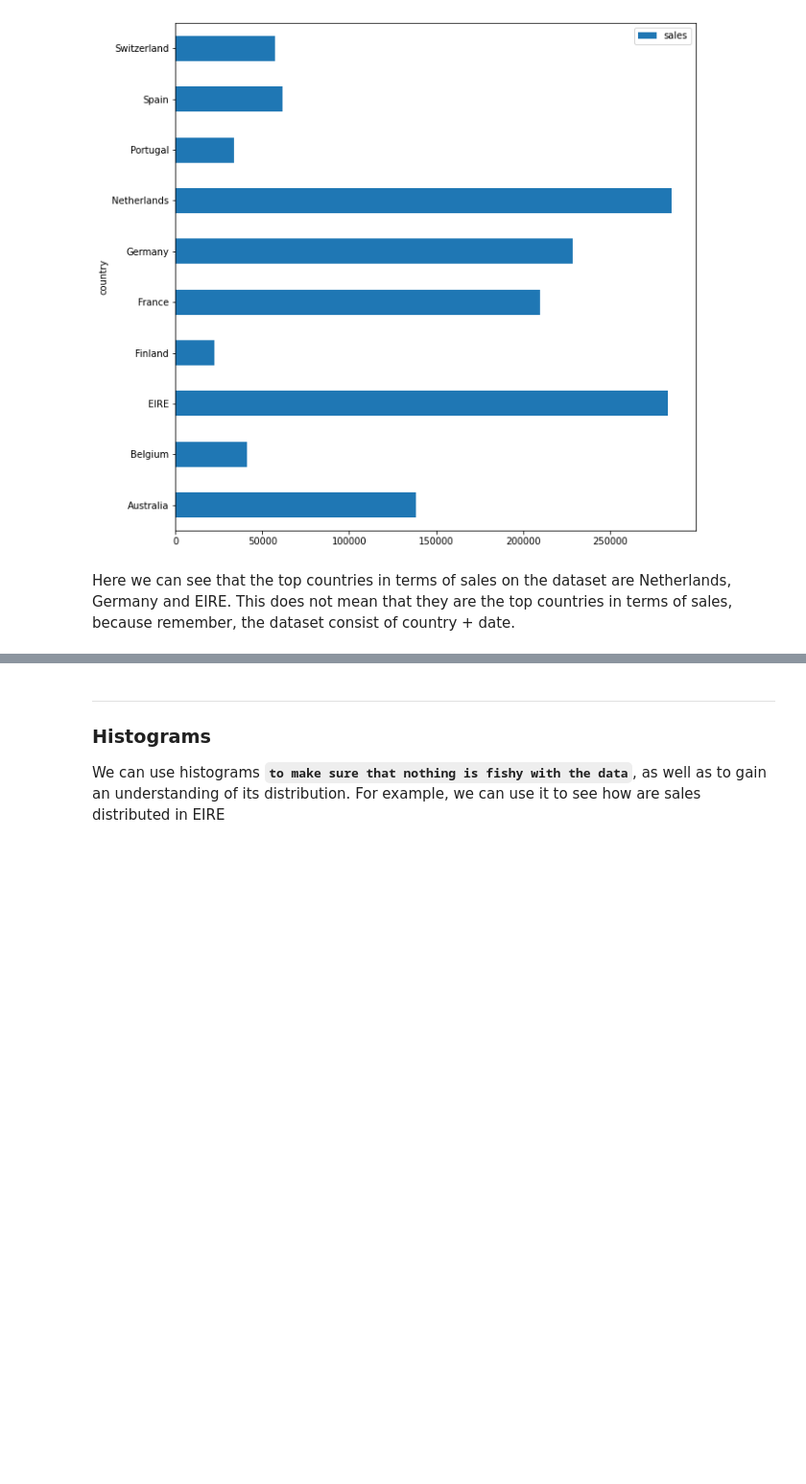
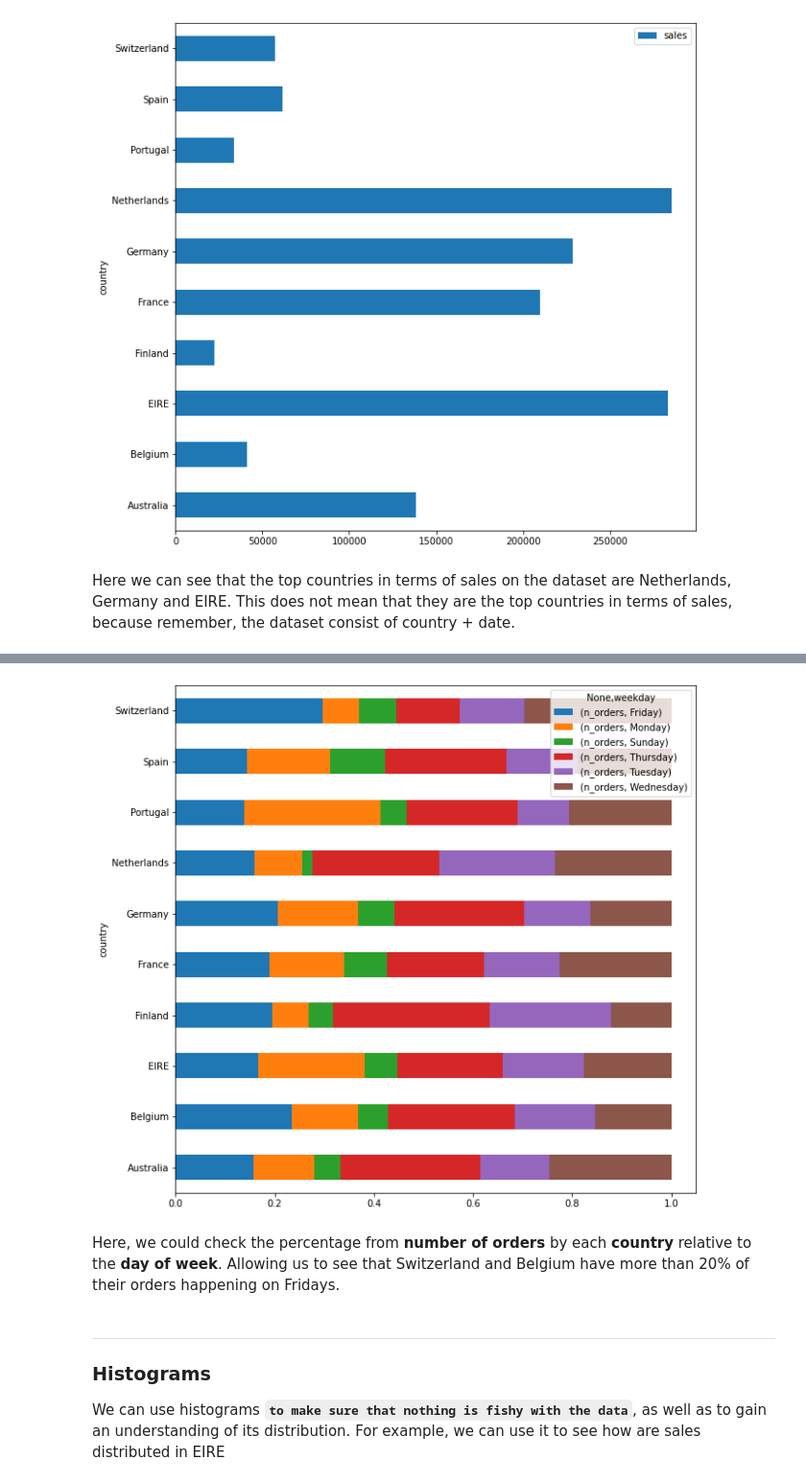
Before and after one commit to LDSSA/batch5-students, a Jupyter notebook: S01 - Bootcamp and Binary Classification/SLU03 - Visualization with Pandas & Matplotlib/Learning notebook.ipynb, the cells around one changed output, grey strips where cells are left out. Shown at 96% size. Saved outputs shown, nothing was run; the diff lists cells and outputs as text; code cells hidden in the pictures; blank space fills up the shorter version.

```diff
--- a/S01 - Bootcamp and Binary Classification/SLU03 - Visualization with Pandas & Matplotlib/Learning notebook.ipynb
+++ b/S01 - Bootcamp and Binary Classification/SLU03 - Visualization with Pandas & Matplotlib/Learning notebook.ipynb
@@ -281,0 +287,9 @@ Here we can see that the top countries in terms of sales on the dataset are Neth
+# %%
+data['weekday'] = pd.to_datetime(data['date']).dt.day_name()
+
+# Creating a new DataFrame with the sum of n_orders by country and weekday
+dpt = data.pivot_table(values=['n_orders'], index='country', columns='weekday', aggfunc='sum')
+
+# converting to percentage
+dpt = dpt.div(dpt.sum(1), axis=0)
+dpt
@@ -282,3 +310,12 @@ Here we can see that the top countries in terms of sales on the dataset are Neth
+# %%
+# same thing as:
+
+#dpt.plot(kind='barh', stacked=True);
+dpt.plot.barh(stacked=True);
+# %% [output]
+[figure, added]
+# %% [markdown]
+Here, we could check the percentage from **number of orders** by each **country** relative to the **day of week**. Allowing us to see that Switzerland and Belgium have more than 20% of their orders happening on Fridays.
 # %% [markdown]
 ***
 ### Histograms
```
Also changed, not shown: parts of 11 cells of this notebook, 4 other files.
